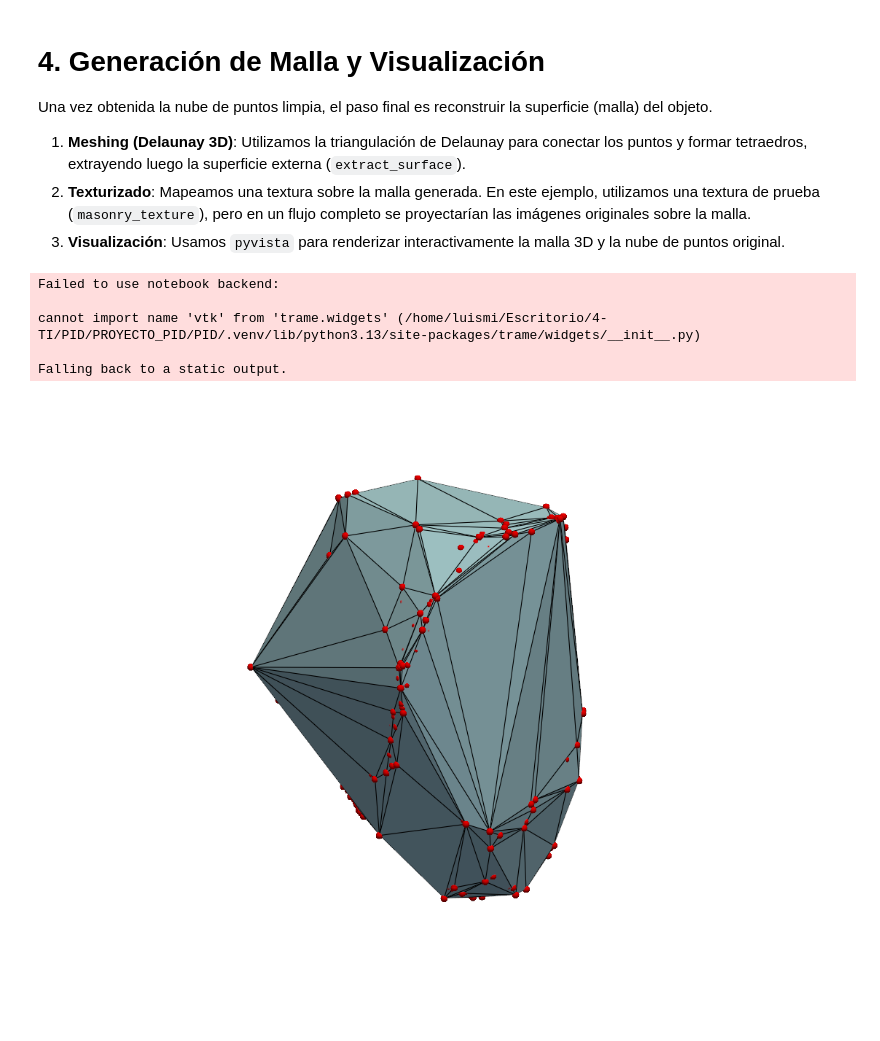
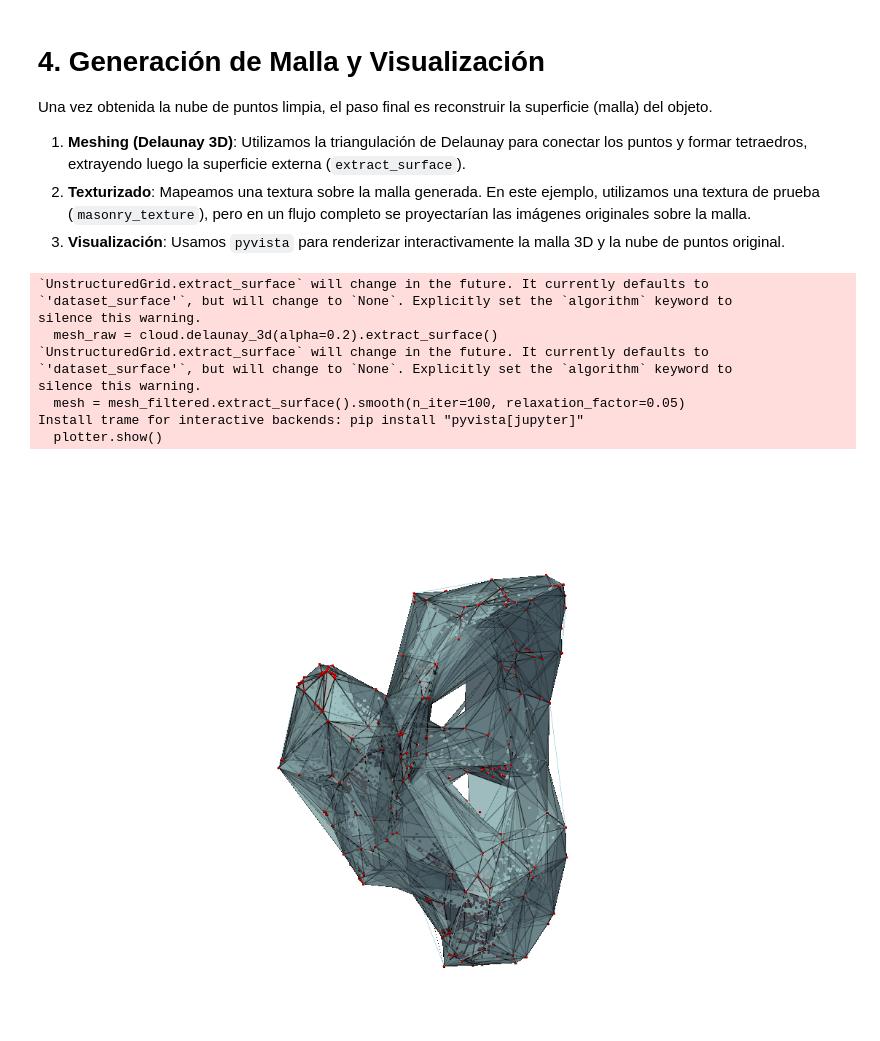
Before and after one commit to ctoribio123/Reconstruccion_3D, a Jupyter notebook: Fotogrametría.ipynb, the cells around one changed output. Saved outputs shown, nothing was run; the diff lists cells and outputs as text; code cells hidden in the pictures; blank space fills up the shorter version.

```diff
--- a/Fotogrametría.ipynb
+++ b/Fotogrametría.ipynb
@@ -542,0 +564,14 @@ Puntos tras FIltrado de caja: 4676 (Eliminados: 298)
+# %%
+from scipy.spatial import cKDTree
+
+def clean_pcd_radius(points, radius=0.08, min_neighbors=6):
+    tree = cKDTree(points)
+    counts = tree.query_ball_point(points, r=radius, return_length=True)
+    return points[counts >= min_neighbors]
+
+from sklearn.cluster import DBSCAN
+
+def clean_pcd_dbscan(points, eps=0.1, min_samples=15):
+    db = DBSCAN(eps=eps, min_samples=min_samples).fit(points)
+    mask = db.labels_ != -1
+    return points[mask]
@@ -548,25 +620,45 @@ Una vez obtenida la nube de puntos limpia, el paso final es reconstruir la super
 1.  **Meshing (Delaunay 3D)**: Utilizamos la triangulación de Delaunay para conectar los puntos y formar tetraedros, extrayendo luego la superficie externa (`extract_surface`).
 2.  **Texturizado**: Mapeamos una textura sobre la malla generada. En este ejemplo, utilizamos una textura de prueba (`masonry_texture`), pero en un flujo completo se proyectarían las imágenes originales sobre la malla.
 3.  **Visualización**: Usamos `pyvista` para renderizar interactivamente la malla 3D y la nube de puntos original.
-# %%
-cloud = pv.PolyData(puntos_finales)
-##--- 1. GENERAR LA MALLA (Meshing) ---
-mesh = cloud.delaunay_3d(alpha=0).extract_surface()
-
-#--- 2. TEXTURIZADO Y MAPEO UV ---
-mesh.texture_map_to_sphere(inplace=True)
-mesh.texture_map_to_plane(inplace=True)
-tex = pv.examples.download_masonry_texture()
-
-#--- 3. VISUALIZACIÓN ---
-plotter = pv.Plotter()
-plotter.add_mesh(mesh, cmap="viridis", show_edges=True) # show_edges ayuda a ver la geometría creada por la triangulación de Delaunay
-plotter.add_points(cloud, color="red", point_size=10, render_points_as_spheres=True) # Ver puntos originales
-plotter.show()
-# %% [output]
-Failed to use notebook backend:
-
-cannot import name 'vtk' from 'trame.widgets' (/home/luismi/Escritorio/4-TI/PID/PROYECTO_PID/PID/.venv/lib/python3.13/site-packages/trame/widgets/__init__.py)
-
-Falling back to a static output.
-[figure, removed]
+# %%
+import pyvista as pv
+
+# 1. Crear la nube de puntos
+cloud = pv.PolyData(puntos_ror)
+
+# 2. Generar malla con Alpha Shapes (Ajusta 'alpha' según la escala del objeto, ej: 0.05 a 0.2)
+# Un valor > 0 limita la longitud de los triángulos entre puntos lejanos.
+mesh_raw = cloud.delaunay_3d(alpha=0.2).extract_surface()
+
+# 3. Limpieza de vértices desconectados o duplicados
+mesh_clean = mesh_raw.clean()
+
+# 4. Extraer solo el objeto principal (elimina las "islas" de outliers flotantes)
+mesh_main = mesh_clean.connectivity(extraction_mode='largest')
+
+# 5. Filtrar triángulos anormalmente grandes (caras residuales de outliers)
+mesh_main["CellSize"] = mesh_main.compute_cell_sizes()["Area"]
+umbral_area = np.percentile(mesh_main["CellSize"], 98) # Elimina el 2% de caras más grandes
+mesh_filtered = mesh_main.threshold(umbral_area, scalars="CellSize", invert=True)
+
+# 6. Suavizado opcional de la superficie para atenuar ruido
+mesh = mesh_filtered.extract_surface().smooth(n_iter=100, relaxation_factor=0.05)
+
+
+# --- VISUALIZACIÓN ---
+plotter = pv.Plotter()
+plotter.add_mesh(mesh, color="lightblue", show_edges=True, opacity=0.9)
+plotter.add_points(cloud, color="red", point_size=4, render_points_as_spheres=True)
+plotter.show()
+# %% [output]
+`UnstructuredGrid.extract_surface` will change in the future. It currently defaults to
+`'dataset_surface'`, but will change to `None`. Explicitly set the `algorithm` keyword to
+silence this warning.
+  mesh_raw = cloud.delaunay_3d(alpha=0.2).extract_surface()
+`UnstructuredGrid.extract_surface` will change in the future. It currently defaults to
+`'dataset_surface'`, but will change to `None`. Explicitly set the `algorithm` keyword to
+silence this warning.
+  mesh = mesh_filtered.extract_surface().smooth(n_iter=100, relaxation_factor=0.05)
+Install trame for interactive backends: pip install "pyvista[jupyter]"
+  plotter.show()
+[figure, added]
```
Also changed, not shown: parts of 11 cells of this notebook.
